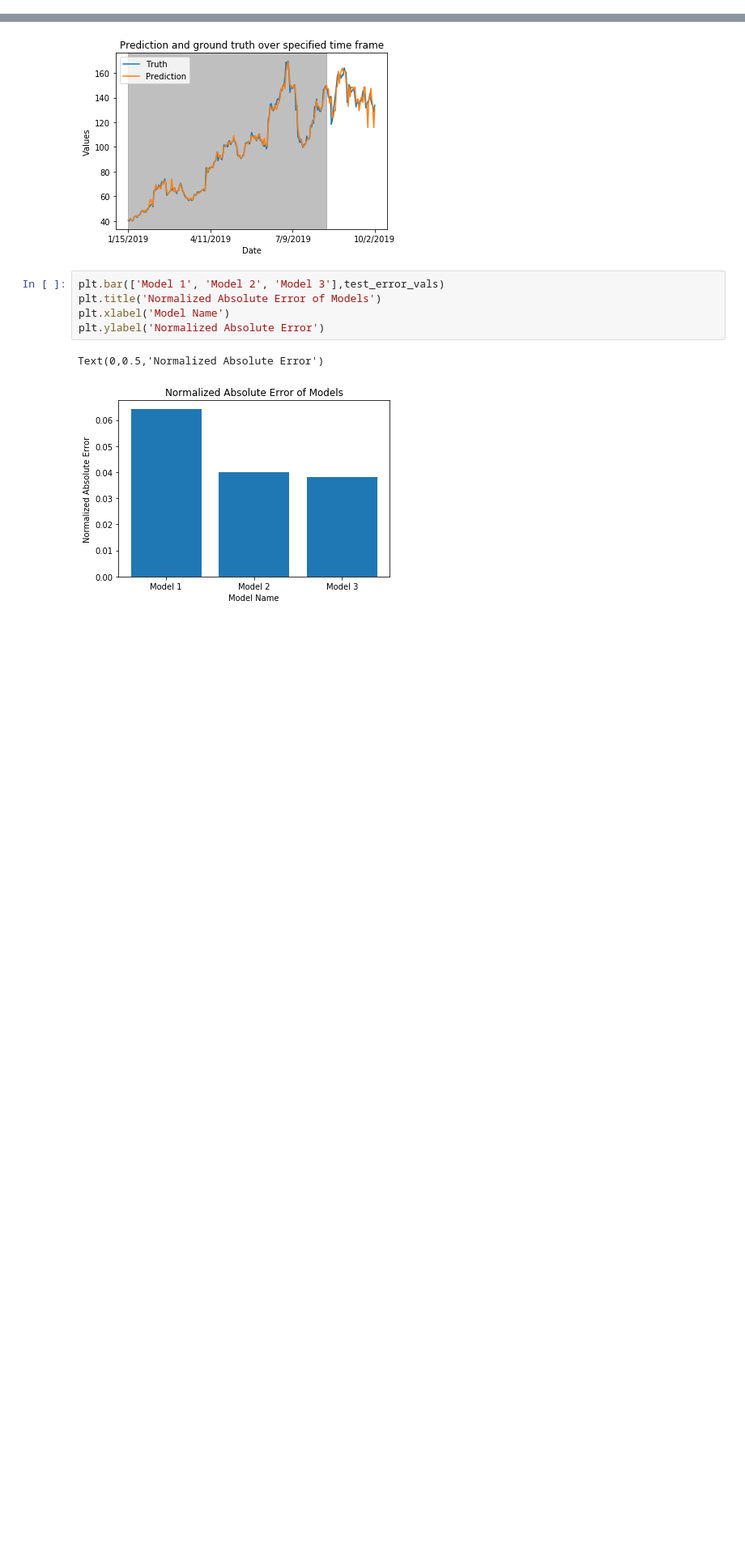
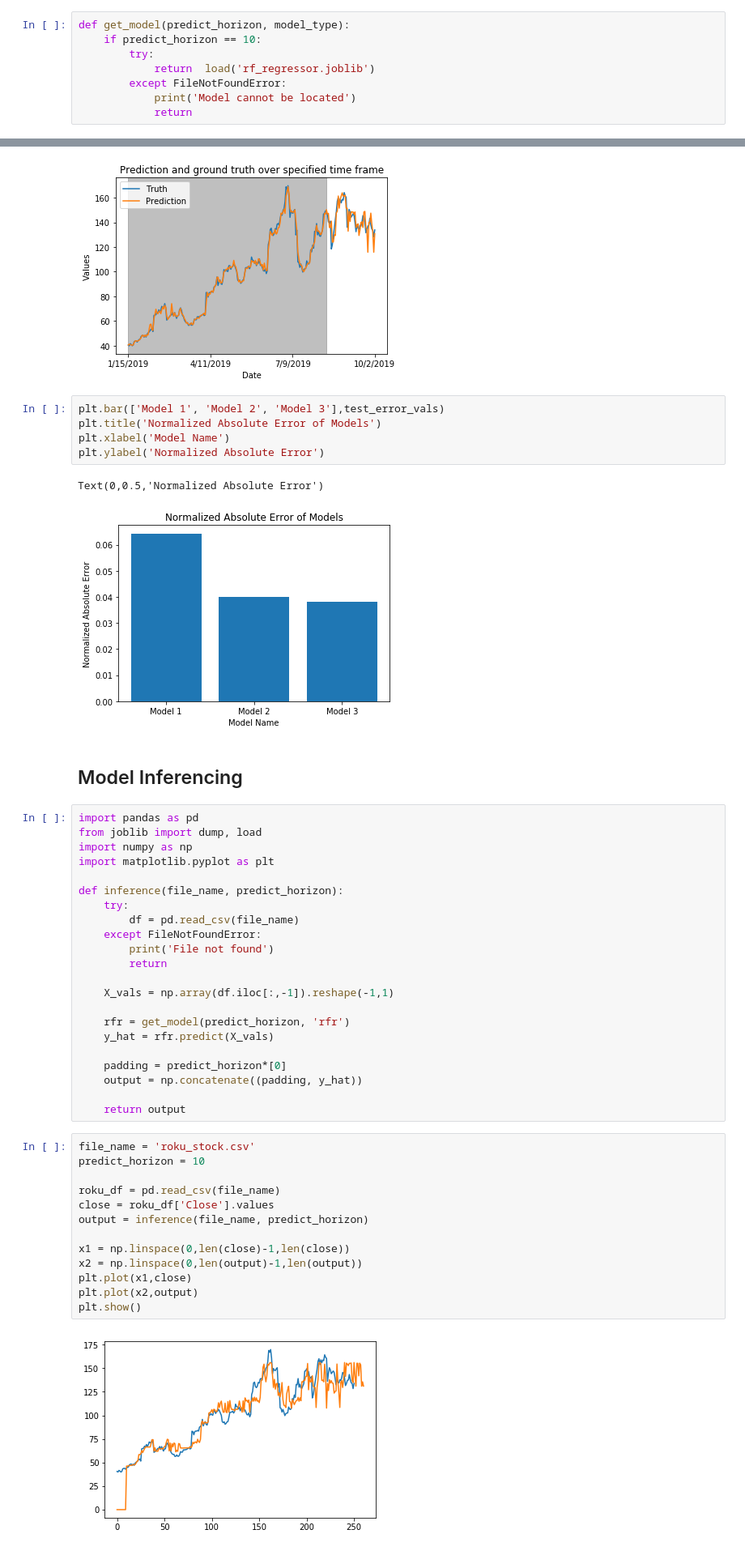
Before and after one commit to divdasani/STAT359, a Jupyter notebook: STAT 359.ipynb, the cells around one changed output, grey strips where cells are left out. Shown at 81% size. Saved outputs shown, nothing was run; the diff lists cells and outputs as text; blank space fills up the shorter version.

Commit message:
added barebones inferencing engine

```diff
--- a/STAT 359.ipynb
+++ b/STAT 359.ipynb
@@ -59,6 +59,14 @@ def plot_results(predict_set,train_ratio, interval=60):
 def test_error(predict_set):
     _,X_test_predict,_,y_test,_ = predict_set
     return np.mean(abs(y_test-X_test_predict)/y_test)
+# %%
+def get_model(predict_horizon, model_type):
+    if predict_horizon == 10:
+        try:
+            return  load('rf_regressor.joblib')
+        except FileNotFoundError:
+            print('Model cannot be located')
+            return
 # %%
 file_name = 'ROKU.csv'
 train_ratio = 0.8
@@ -92,3 +100,42 @@ plt.ylabel('Normalized Absolute Error')
 # %% [output]
 Text(0,0.5,'Normalized Absolute Error')
 [figure]
+# %% [markdown]
+## Model Inferencing
+# %%
+import pandas as pd
+from joblib import dump, load
+import numpy as np
+import matplotlib.pyplot as plt
+
+def inference(file_name, predict_horizon):
+    try:
+        df = pd.read_csv(file_name)
+    except FileNotFoundError:
+        print('File not found')
+        return
+
+    X_vals = np.array(df.iloc[:,-1]).reshape(-1,1)
+
+    rfr = get_model(predict_horizon, 'rfr')
+    y_hat = rfr.predict(X_vals)
+
+    padding = predict_horizon*[0]
+    output = np.concatenate((padding, y_hat))
+
+    return output
+# %%
+file_name = 'roku_stock.csv'
+predict_horizon = 10
+
+roku_df = pd.read_csv(file_name)
+close = roku_df['Close'].values
+output = inference(file_name, predict_horizon)
+
+x1 = np.linspace(0,len(close)-1,len(close))
+x2 = np.linspace(0,len(output)-1,len(output))
+plt.plot(x1,close)
+plt.plot(x2,output)
+plt.show()
+# %% [output]
+[figure, added]
```
Also changed, not shown: parts of 1 cell of this notebook.
